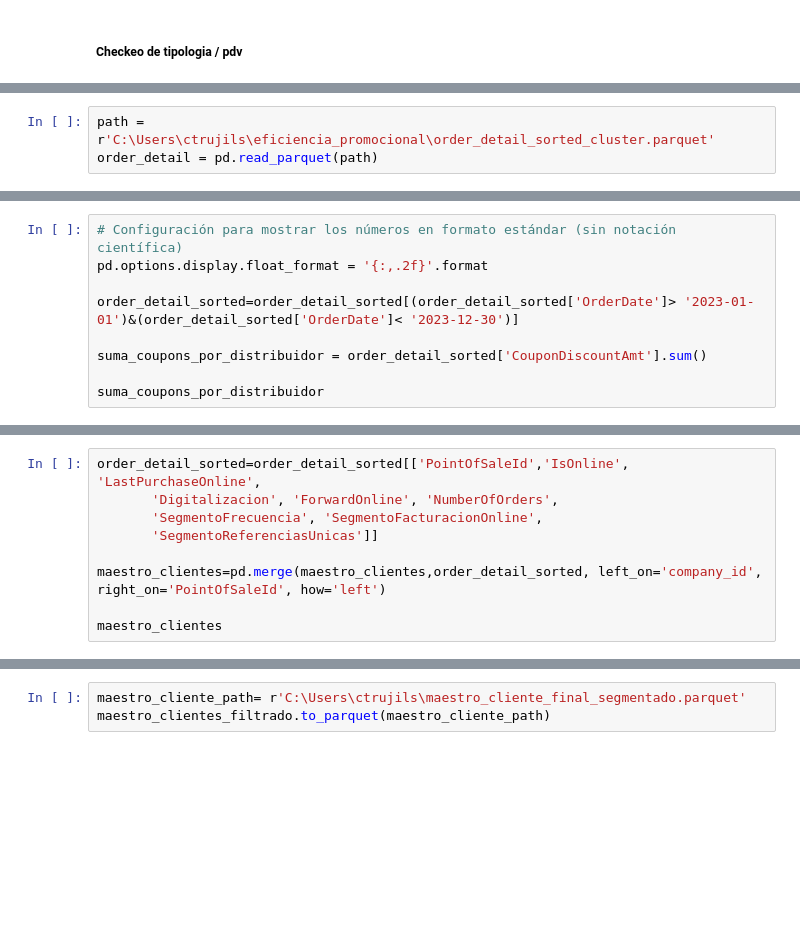
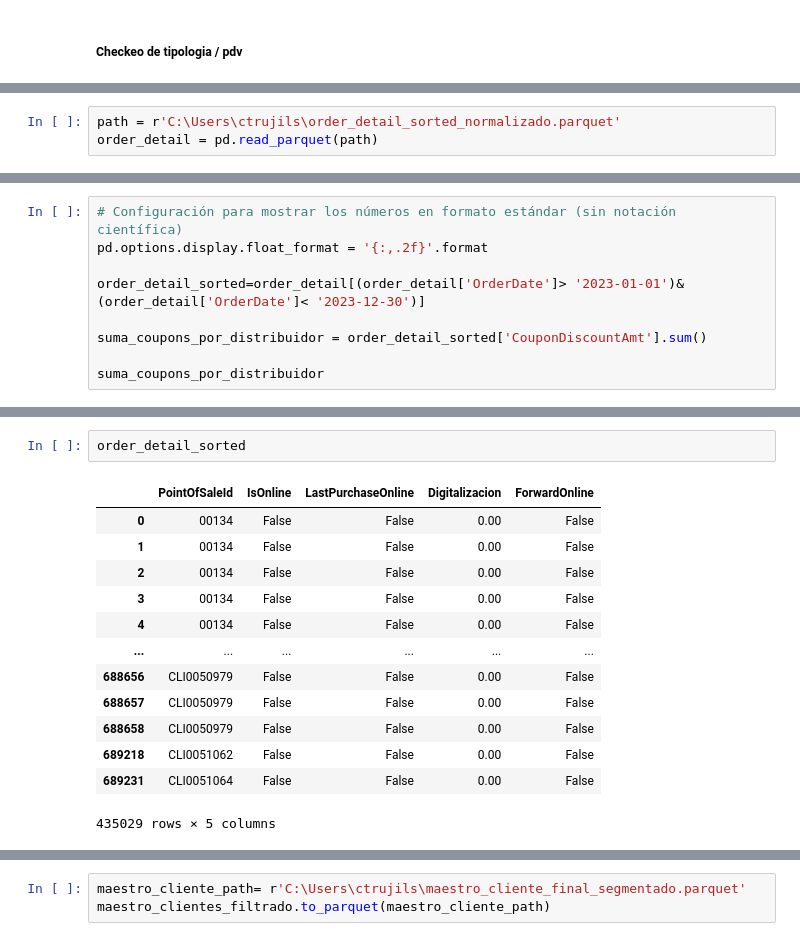
Before and after one commit to MahouECommerce/ml-eficiencia-comercial, a Jupyter notebook: 03_360_pdv.ipynb, the cells around one changed output, grey strips where cells are left out. Cells and saved outputs as stored; diff of their text form; blank space fills up the shorter version.

```diff
--- a/03_360_pdv.ipynb
+++ b/03_360_pdv.ipynb
@@ -44,5 +14,5 @@ maestro_clientes[maestro_clientes['company_name']=='VILLA MADRID']
 # %%
-path = r'C:\Users\ctrujils\eficiencia_promocional\order_detail_sorted_cluster.parquet'
+path = r'C:\Users\ctrujils\order_detail_sorted_normalizado.parquet'
 order_detail = pd.read_parquet(path)
 # %%
 agrupado=order_detail.groupby(['Code','PointOfSaleId','NameDistributor']).count().reset_index()
@@ -66,7 +36,7 @@ agrupado
 # Configuración para mostrar los números en formato estándar (sin notación científica)
 pd.options.display.float_format = '{:,.2f}'.format
 
-order_detail_sorted=order_detail_sorted[(order_detail_sorted['OrderDate']> '2023-01-01')&(order_detail_sorted['OrderDate']< '2023-12-30')]
+order_detail_sorted=order_detail[(order_detail['OrderDate']> '2023-01-01')&(order_detail['OrderDate']< '2023-12-30')]
 
 suma_coupons_por_distribuidor = order_detail_sorted['CouponDiscountAmt'].sum()
 
@@ -80,9 +49,0 @@ order_detail_sorted['PointOfSaleId'].nunique()
-# %%
-order_detail_sorted=order_detail_sorted[['PointOfSaleId','IsOnline', 'LastPurchaseOnline',
-       'Digitalizacion', 'ForwardOnline', 'NumberOfOrders',
-       'SegmentoFrecuencia', 'SegmentoFacturacionOnline',
-       'SegmentoReferenciasUnicas']]
-
-maestro_clientes=pd.merge(maestro_clientes,order_detail_sorted, left_on='company_id', right_on='PointOfSaleId', how='left')
-
-maestro_clientes
@@ -103,3 +50,19 @@ maestro_clientes
+# %%
+order_detail_sorted
+# %% [output]
+|  | PointOfSaleId | IsOnline | LastPurchaseOnline | Digitalizacion | ForwardOnline |
+| 0 | 00134 | False | False | 0.00 | False |
+| 1 | 00134 | False | False | 0.00 | False |
+| 2 | 00134 | False | False | 0.00 | False |
+| 3 | 00134 | False | False | 0.00 | False |
+| 4 | 00134 | False | False | 0.00 | False |
+| ... | ... | ... | ... | ... | ... |
+| 688656 | CLI0050979 | False | False | 0.00 | False |
+| 688657 | CLI0050979 | False | False | 0.00 | False |
+| 688658 | CLI0050979 | False | False | 0.00 | False |
+| 689218 | CLI0051062 | False | False | 0.00 | False |
+| 689231 | CLI0051064 | False | False | 0.00 | False |
+435029 rows × 5 columns
 # %%
 # Filtrar maestro_clientes para que solo queden los PDVs que están en order_detail_sorted
 maestro_clientes_filtrado = maestro_clientes[maestro_clientes['company_id'].isin(order_detail_sorted['PointOfSaleId'].unique())]
```
Also changed, not shown: parts of 11 cells of this notebook, 4 other files.
